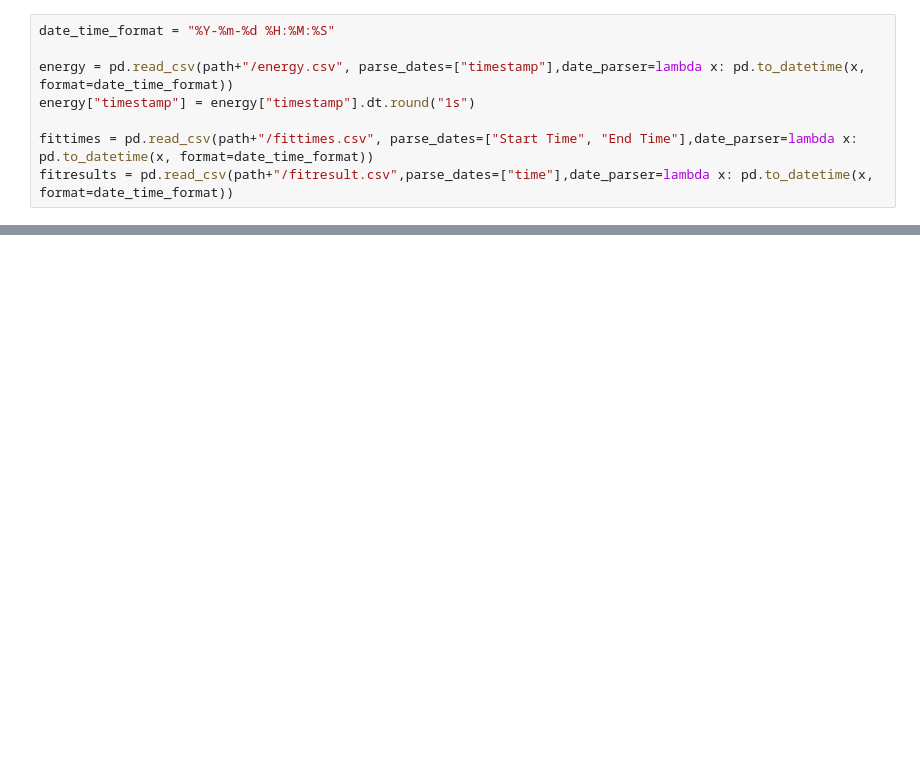
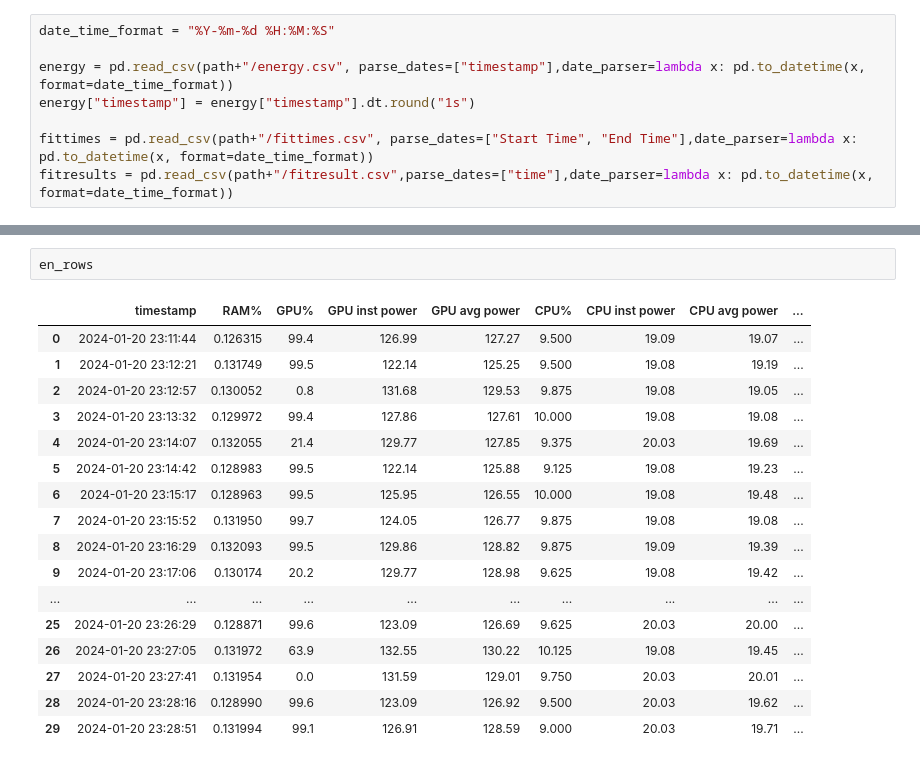
Before and after one commit to tuananhngh/FL-G5K-EnergyConsumption, a Jupyter notebook: analysis.ipynb, the cells around one changed output, grey strips where cells are left out. Drawn from its saved outputs; the diff is of its cells as text; blank space fills up the shorter version.

```diff
--- a/analysis.ipynb
+++ b/analysis.ipynb
@@ -26 +56,21 @@ st_rows
+# %%
+en_rows
+# %% [output]
+|  | timestamp | RAM% | GPU% | GPU inst power | GPU avg power | CPU% | CPU inst power | CPU avg power | ... |
+| 0 | 2024-01-20 23:11:44 | 0.126315 | 99.4 | 126.99 | 127.27 | 9.500 | 19.09 | 19.07 | ... |
+| 1 | 2024-01-20 23:12:21 | 0.131749 | 99.5 | 122.14 | 125.25 | 9.500 | 19.08 | 19.19 | ... |
+| 2 | 2024-01-20 23:12:57 | 0.130052 | 0.8 | 131.68 | 129.53 | 9.875 | 19.08 | 19.05 | ... |
+| 3 | 2024-01-20 23:13:32 | 0.129972 | 99.4 | 127.86 | 127.61 | 10.000 | 19.08 | 19.08 | ... |
+| 4 | 2024-01-20 23:14:07 | 0.132055 | 21.4 | 129.77 | 127.85 | 9.375 | 20.03 | 19.69 | ... |
+| 5 | 2024-01-20 23:14:42 | 0.128983 | 99.5 | 122.14 | 125.88 | 9.125 | 19.08 | 19.23 | ... |
+| 6 | 2024-01-20 23:15:17 | 0.128963 | 99.5 | 125.95 | 126.55 | 10.000 | 19.08 | 19.48 | ... |
+| 7 | 2024-01-20 23:15:52 | 0.131950 | 99.7 | 124.05 | 126.77 | 9.875 | 19.08 | 19.08 | ... |
+| 8 | 2024-01-20 23:16:29 | 0.132093 | 99.5 | 129.86 | 128.82 | 9.875 | 19.09 | 19.39 | ... |
+| 9 | 2024-01-20 23:17:06 | 0.130174 | 20.2 | 129.77 | 128.98 | 9.625 | 19.08 | 19.42 | ... |
+| ... | ... | ... | ... | ... | ... | ... | ... | ... | ... |
+| 25 | 2024-01-20 23:26:29 | 0.128871 | 99.6 | 123.09 | 126.69 | 9.625 | 20.03 | 20.00 | ... |
+| 26 | 2024-01-20 23:27:05 | 0.131972 | 63.9 | 132.55 | 130.22 | 10.125 | 19.08 | 19.45 | ... |
+| 27 | 2024-01-20 23:27:41 | 0.131954 | 0.0 | 131.59 | 129.01 | 9.750 | 20.03 | 20.01 | ... |
+| 28 | 2024-01-20 23:28:16 | 0.128990 | 99.6 | 123.09 | 126.92 | 9.500 | 20.03 | 19.62 | ... |
+| 29 | 2024-01-20 23:28:51 | 0.131994 | 99.1 | 126.91 | 128.59 | 9.000 | 20.03 | 19.71 | ... |
 # %%
```
Also changed, not shown: parts of 7 cells of this notebook, 2 other files.
